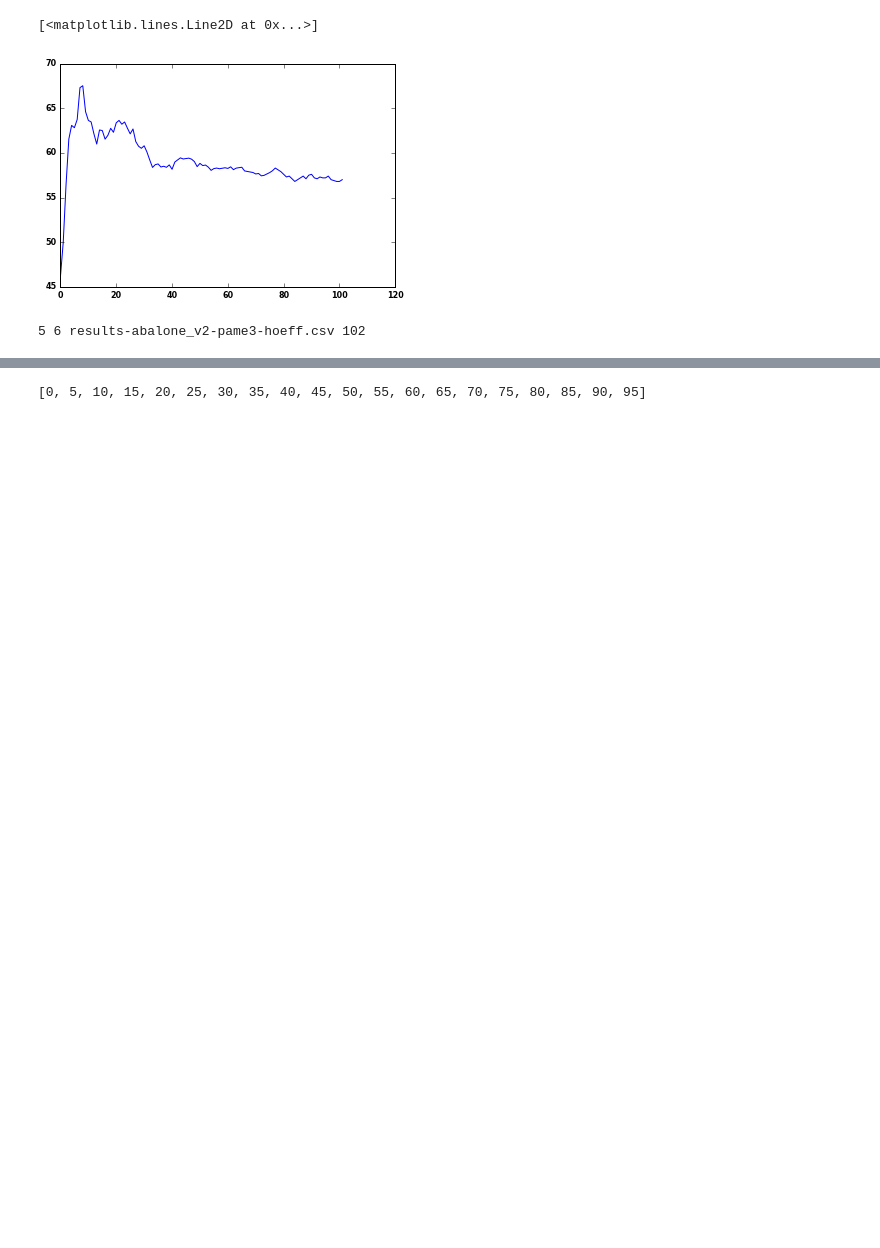
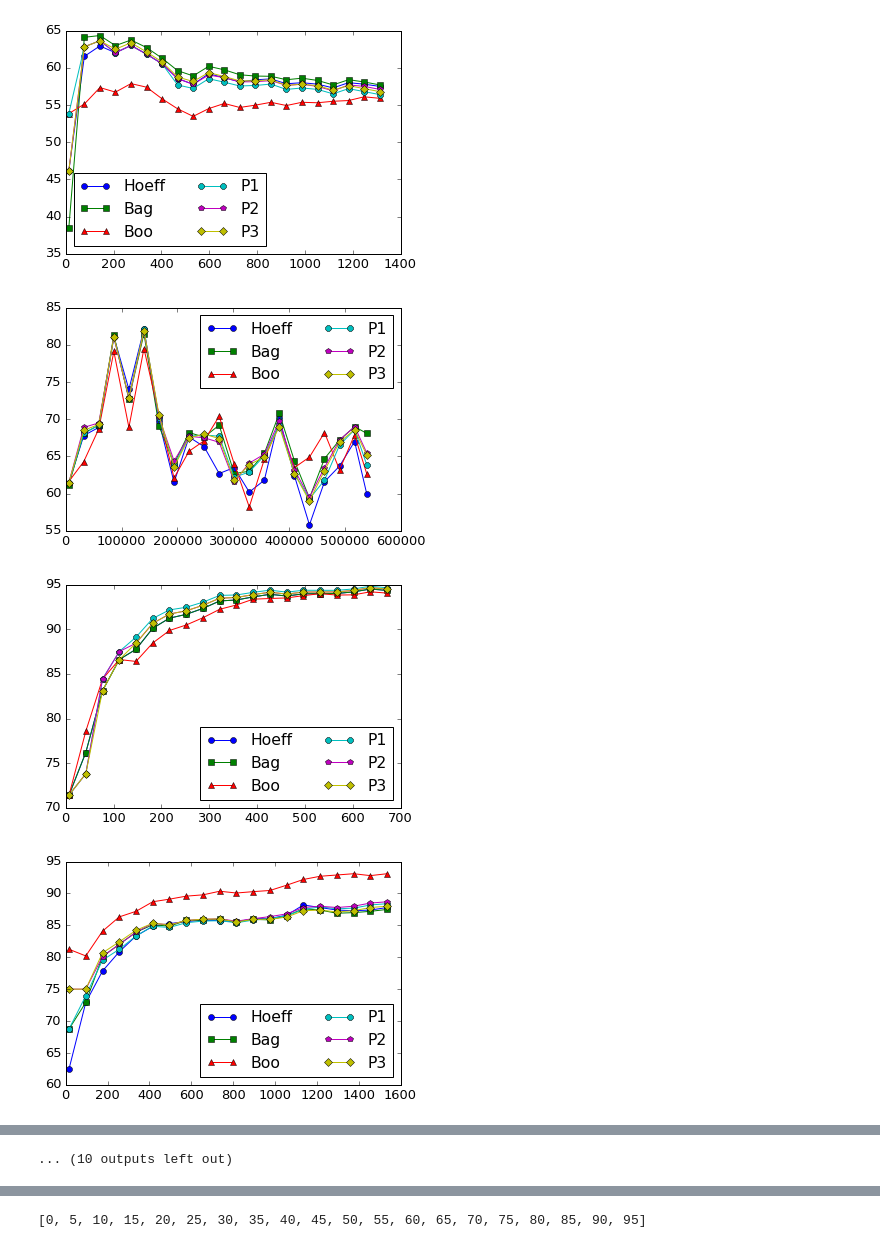
Before and after one commit to samuelhess/moa, a Jupyter notebook: experiments/Plotters.ipynb, the cells around one changed output, grey strips where cells are left out. Saved outputs shown, nothing was run; the diff lists cells and outputs as text; code cells hidden in the pictures; blank space fills up the shorter version.

```diff
--- a/experiments/Plotters.ipynb
+++ b/experiments/Plotters.ipynb
@@ -32,9 +6,47 @@ plt.rc('font', **font)
-# %%
-plt.plot(df['classifications correct (percent)'])
-# %% [output]
-[<matplotlib.lines.Line2D at 0x...>]
-[figure, removed]
-# %%
-print i, n, files[i], len(df['classifications correct (percent)'])
-# %% [output]
-5 6 results-abalone_v2-pame3-hoeff.csv 102
+# %%
+pth = 'outputs/'
+base = 'hoeff'
+algs = [base, 'bagging-'+base, 'boosting-'+base, 'pame1-'+base, 'pame2-'+base, 'pame3-'+base]
+# 'spam'
+datas = ['abalone_v2', 'airlines', 'breast-w' ,'car_v2' ,'cmc_v2' ,'colic' ,'cov_v2' ,'credit-a' ,'diabetes' ,'dow' ,'elecNormNew' ,'german' ,'haberman' ,'hepatitis' ,'hyper' ,'image' ,'magic' ,'noaa' ,'poker' ,'sea' ,'sick' ,'splice_v2']
+#datas = ['image' ,'magic' ,'noaa' ,'poker' ,'sea' ,'sick' ,'splice_v2']
+nalg = len(algs)
+ndatas = len(datas)
+F = 'classifications correct (percent)'
+T = 'learning evaluation instances'
+mrk = ['o', 's', '^', '8', 'p', 'D']
+ln = []
+lims = [[35,65], [55,85], [70,95], [60,95], [45,65], [45,80], [60,90], [30,90], [40,80], [42,58], [65,96], [35,75], [55,85], [10,90], [76,96],
+       [62,78],[65,90],[64,82],[94,106],[70,95],[92,98],[75,100]]
+
+
+accs = np.zeros((ndatas, nalg))
+
+for j in range(ndatas):
+    z = lims[j]
+    plt.figure()
+    #print "Running datas " + datas[j]
+    for i in range(nalg):
+        #print "   -- " + algs[i]
+        #results-car_v2-pame1-hoeff.csv
+        if datas[j] == 'splice_v2':
+            nsep = 50
+        else:
+            nsep = 5
+
+        df = pd.read_csv(pth+'results-'+datas[j]+'-'+algs[i]+'.csv')
+        t = range(0, len(df[T]), nsep)
+        plt.plot(df[T][t], df[F][t], marker=mrk[i])
+        accs[j, i] = df[F].mean()
+
+
+    plt.ylim(z[0],z[1])
+    plt.legend(["Hoeff", "Bag", "Boo", "P1", "P2", "P3"], ncol=2, loc='best')
+    font = {'size'   : 13}
+    plt.rc('font', **font)
+    plt.savefig('plots/results-'+datas[j]+'error.pdf', format='pdf')
+# %% [output]
+[figure, added]
+[figure, added]
+[figure, added]
+[figure, added]
@@ -40,0 +61 @@ print i, n, files[i], len(df['classifications correct (percent)'])
+... (10 outputs left out)
```
Also changed, not shown: parts of 4 cells of this notebook.
